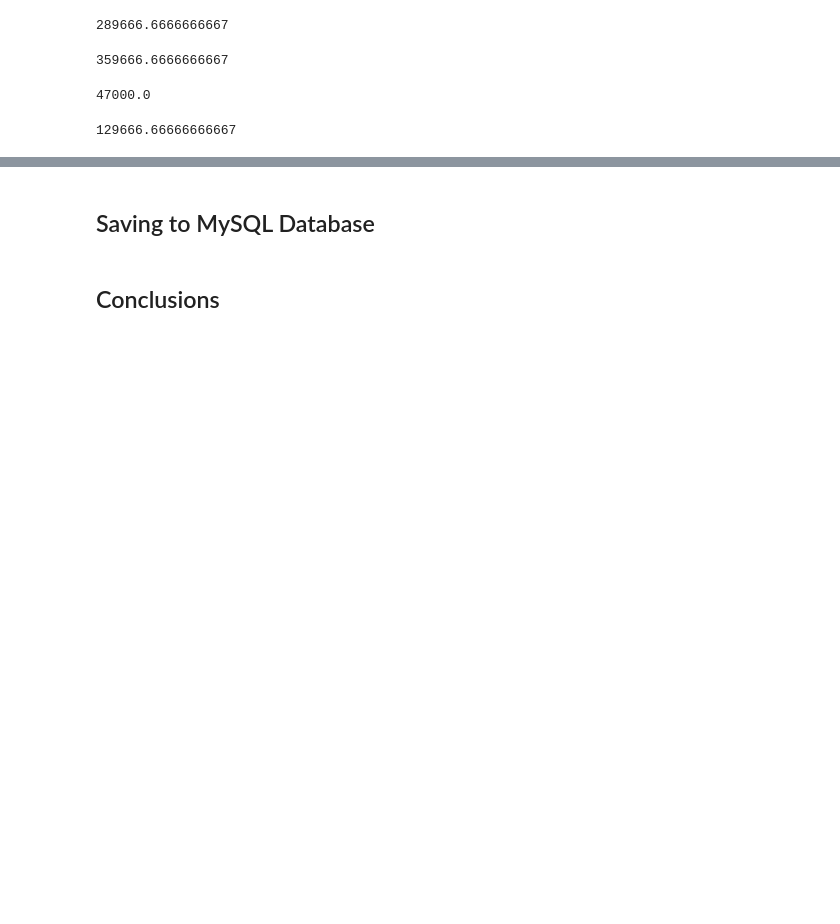
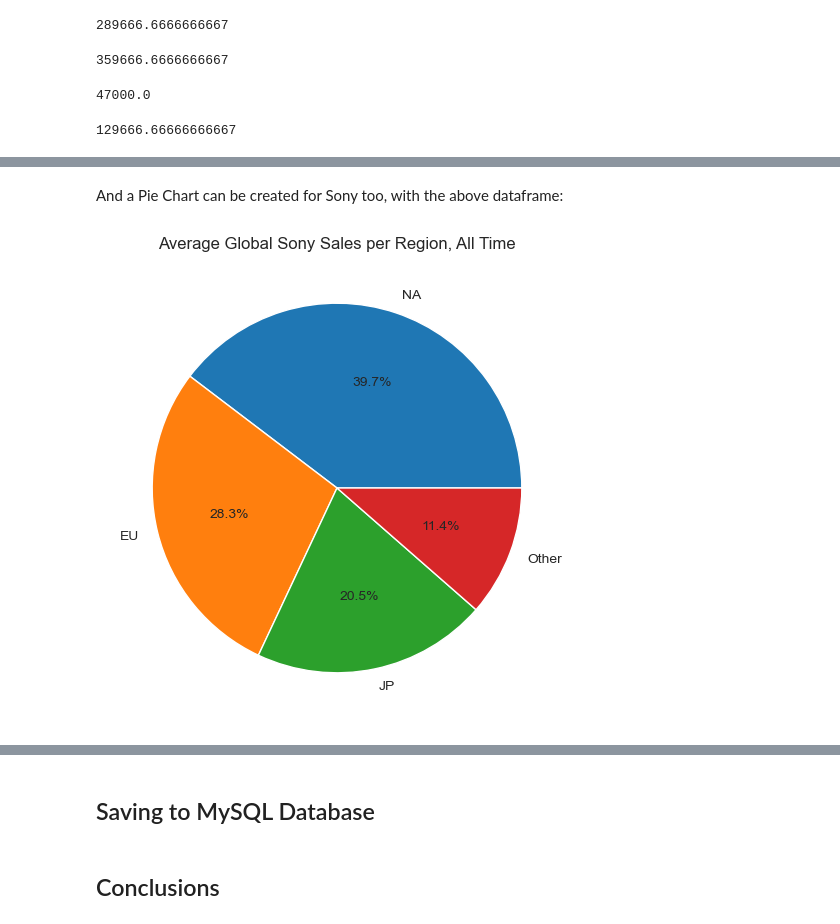
Before and after one commit to Rayan-Arshed/Data-Pipeline-Assessment-Video-Game-Data, a Jupyter notebook: Data-Pipeline-Assessment.ipynb, the cells around one changed output, grey strips where cells are left out. Saved outputs shown, nothing was run; the diff lists cells and outputs as text; code cells hidden in the pictures; blank space fills up the shorter version.

```diff
--- a/Data-Pipeline-Assessment.ipynb
+++ b/Data-Pipeline-Assessment.ipynb
@@ -1147,0 +1219,9 @@ Considering that both Sony and Nintendo are JP companies, it could prove interes
+# %%
+# Doing the same but for Sony
+df_subset = df_sales_new.sort_values("Global_Sales", ascending=False).reset_index()
+
+# Finding the Sony games by using isin and a list of consoles
+sony_consoles = ["PS", "PS2", "PS3", "PS4", "PSP", "PSV"]
+df_sony_subset = df_subset[df_subset["Platforms"].isin(sony_consoles)].head(30)
+
+df_sony_subset
@@ -1147,0 +1246,17 @@ Considering that both Sony and Nintendo are JP companies, it could prove interes
+# %% [markdown]
+And a Pie Chart can be created for Sony too, with the above dataframe:
+# %%
+# Creating temp df with averages from above table
+temp_df = {
+    "labels": ["NA", "EU", "JP", "Other"],
+    "values": [df_sony_subset["NA_Sales"].mean(), df_sony_subset["EU_Sales"].mean(), df_sony_subset["JP_Sales"].mean(), df_sony_subset["Other_Sales"].mean()]
+    }
+
+sns.set_style("whitegrid")
+plt.figure(figsize=(6,6))
+# Drawing figure with the values above
+plt.pie(temp_df["values"], labels=temp_df["labels"], autopct="%1.1f%%")
+plt.title("Average Global Sony Sales per Region, All Time")
+plt.show()
+# %% [output]
+[figure, added]
```
Also changed, not shown: parts of 18 cells of this notebook.
